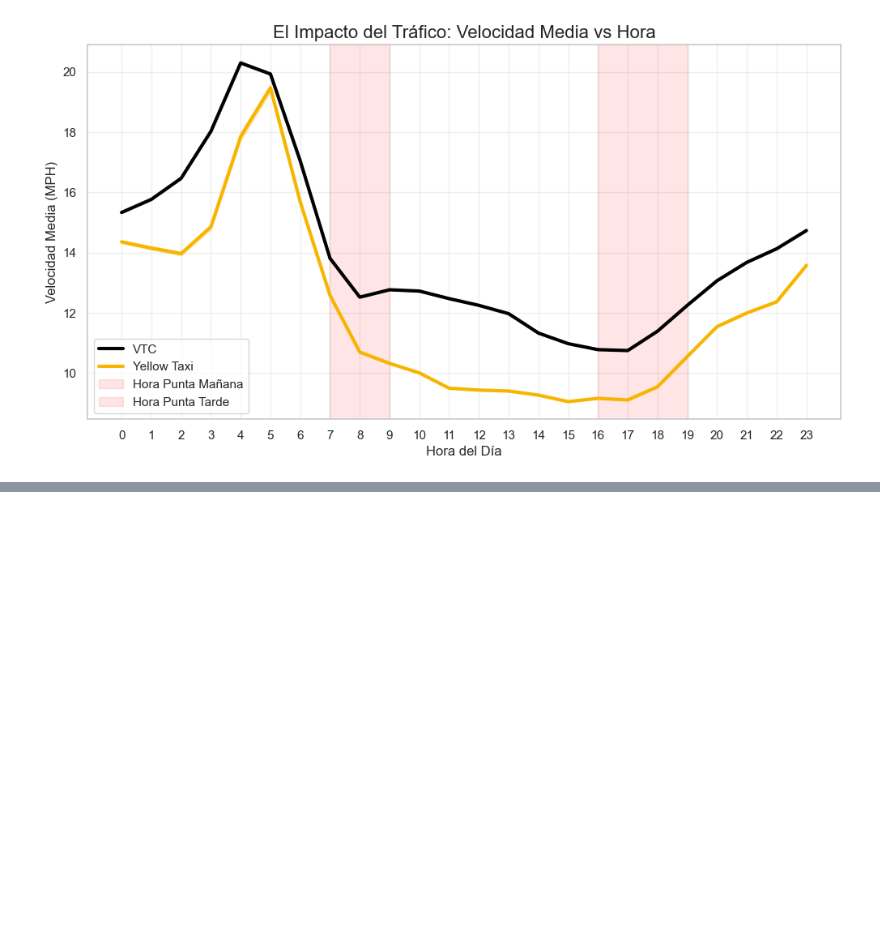
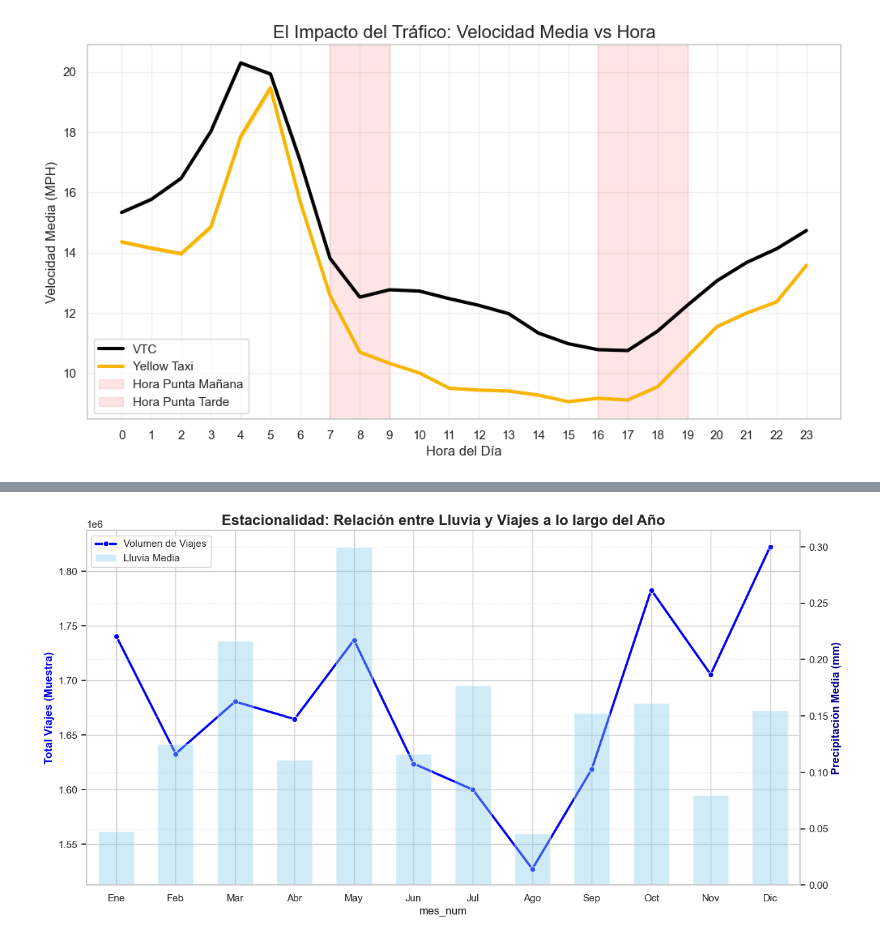
Before and after one commit to carmengranadosv/PD2-conducIA, a Jupyter notebook: src/analysis/2_year_analysis.ipynb, the cells around one changed output, grey strips where cells are left out. Drawn from its saved outputs; the diff is of its cells as text; code cells hidden in the pictures; blank space fills up the shorter version.

```diff
--- a/src/analysis/2_year_analysis.ipynb
+++ b/src/analysis/2_year_analysis.ipynb
@@ -509,0 +503,45 @@ plt.show()
+# %%
+#--- ESTACIONALIDAD: LLUVIA VS VOLUMEN DE VIAJES ---
+# 1. Agrupamos por mes (asegúrate de que mes_num va de 1 a 12)
+resumen_mensual = df_clima.groupby('mes_num').agg({
+    'tipo_vehiculo': 'count',
+    'precipitation': 'mean'
+}).reset_index()
+
+fig, ax1 = plt.subplots(figsize=(14, 7))
+
+# 2. Línea de viajes (Eje X numérico 1-12)
+sns.lineplot(data=resumen_mensual, x='mes_num', y='tipo_vehiculo', ax=ax1,
+             color='blue', marker='o', label='Volumen de Viajes', linewidth=2.5)
+ax1.set_ylabel('Total Viajes (Muestra)', color='blue', fontsize=12, fontweight='bold')
+
+# 3. Eje gemelo para la lluvia
+ax2 = ax1.twinx()
+
+# --- SOLUCIÓN DEFINITIVA: Usamos ax2.bar en lugar de sns.barplot ---
+# Esto coloca la barra de diciembre exactamente en el número 12
+ax2.bar(resumen_mensual['mes_num'], resumen_mensual['precipitation'],
+        color='skyblue', alpha=0.4, label='Lluvia Media', width=0.6)
+
+ax2.set_ylabel('Precipitación Media (mm)', color='darkblue', fontsize=12, fontweight='bold')
+
+# 4. Configuración total del eje X
+plt.title("Estacionalidad: Relación entre Lluvia y Viajes a lo largo del Año", fontsize=16, fontweight='bold')
+
+# Etiquetas manuales para que coincidan con los números 1-12
+meses_nombres = ['Ene', 'Feb', 'Mar', 'Abr', 'May', 'Jun', 'Jul', 'Ago', 'Sep', 'Oct', 'Nov', 'Dic']
+ax1.set_xticks(range(1, 13))
+ax1.set_xticklabels(meses_nombres)
+
+# Ajustamos el límite para que diciembre no se corte (de 0.5 a 12.5)
+ax1.set_xlim(0.5, 12.5)
+
+# 5. Leyenda unificada
+lines, labels = ax1.get_legend_handles_labels()
+lines2, labels2 = ax2.get_legend_handles_labels()
+ax1.legend(lines + lines2, labels + labels2, loc='upper left')
+
+plt.grid(True, axis='y', linestyle='--', alpha=0.3)
+plt.show()
+# %% [output]
+[figure, added]
```
Also changed, not shown: parts of 5 cells of this notebook.
